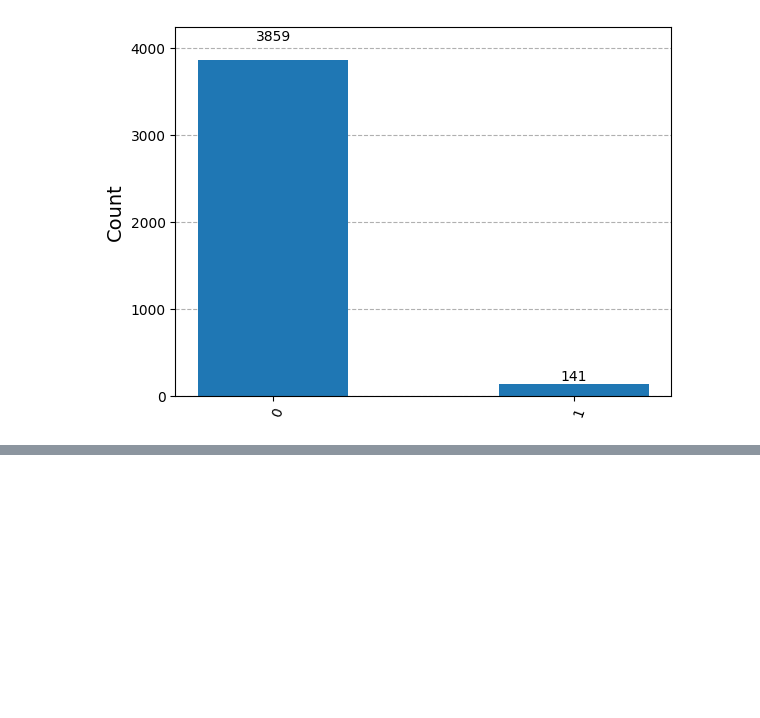
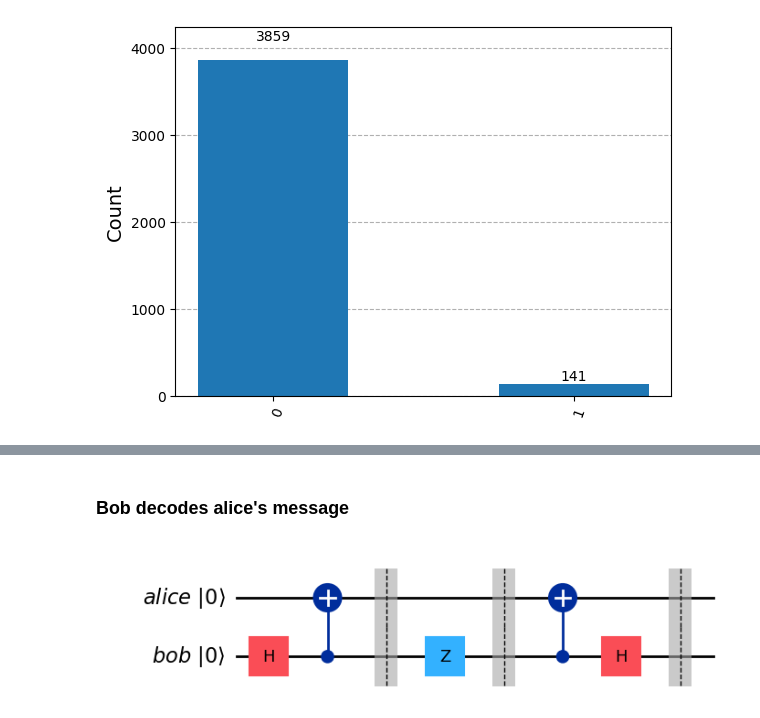
Before and after one commit to LTJ508/Quantum_Computing, a Jupyter notebook: Qiskit Practice/Qiskit_Practice_Lecture_12.ipynb, the cells around one changed output, grey strips where cells are left out. Drawn from its saved outputs; the diff is of its cells as text; code cells hidden in the pictures; blank space fills up the shorter version.

```diff
--- a/Qiskit Practice/Qiskit_Practice_Lecture_12.ipynb
+++ b/Qiskit Practice/Qiskit_Practice_Lecture_12.ipynb
@@ -496,0 +545,15 @@ plot_histogram(counts)
+# %% [markdown]
+### Bob decodes alice's message
+# %%
+# bob applied cx gate
+superdense_coding_circuit.cx(1, 0)
+
+# bob applied h gate
+superdense_coding_circuit.h(1)
+
+superdense_coding_circuit.barrier()
+
+# draw circuit
+superdense_coding_circuit.draw(initial_state=True, output='mpl')
+# %% [output]
+[figure, added]
```
Also changed, not shown: parts of 21 cells of this notebook.
